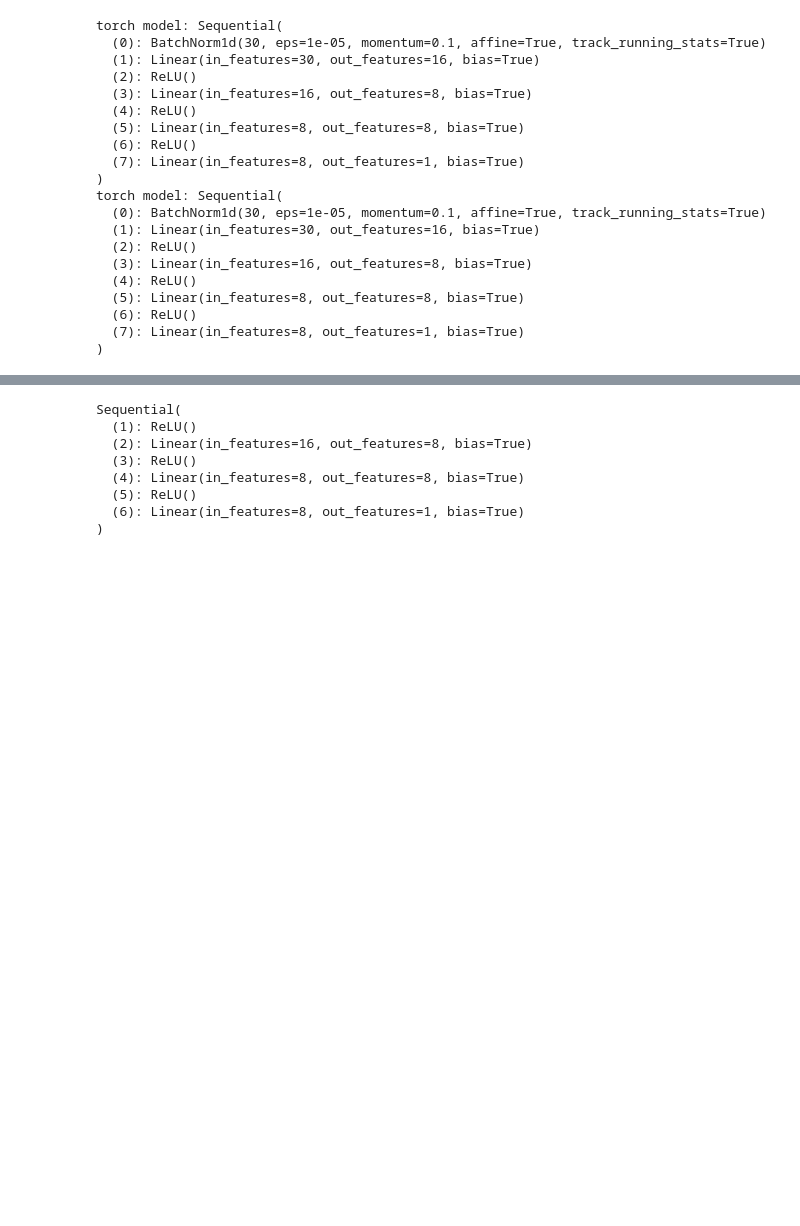
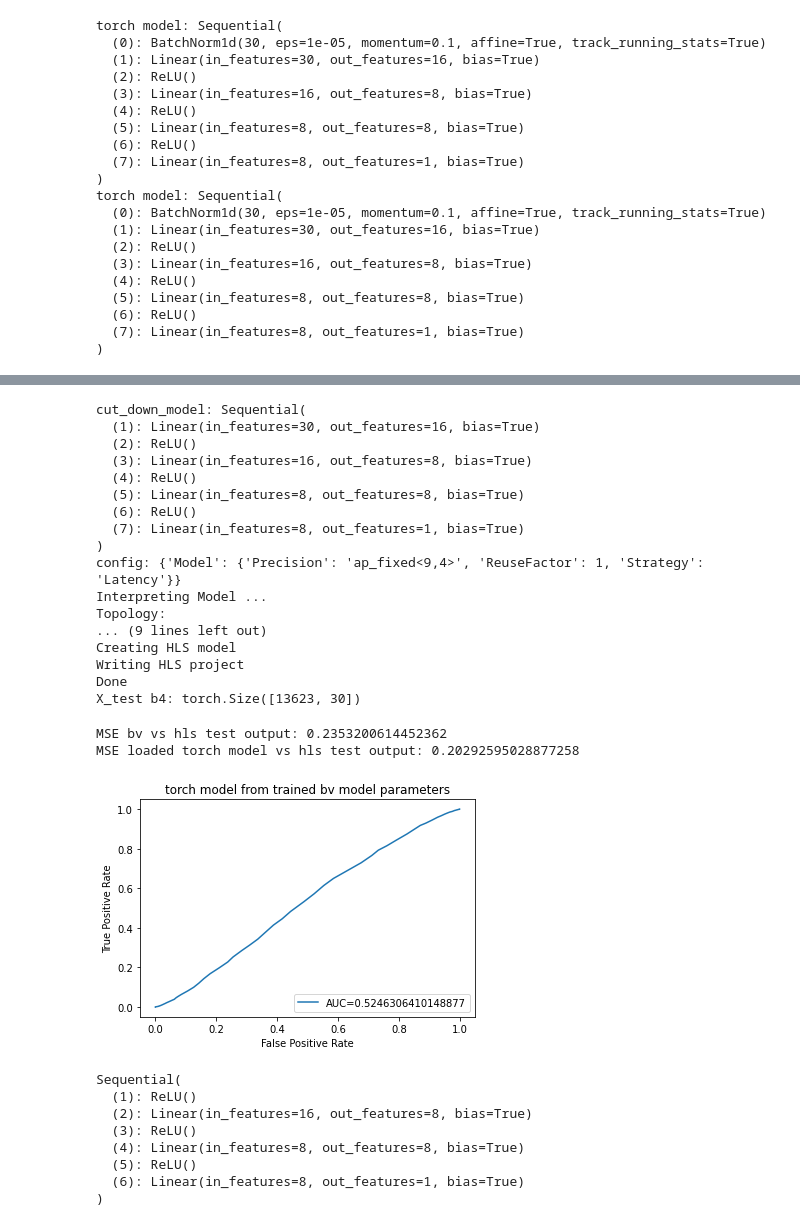
Before and after one commit to green-cabbage/brevitas, a Jupyter notebook: Brevitas_tutorial.ipynb, the cells around one changed output, grey strips where cells are left out. Cells and saved outputs as stored; diff of their text form; code cells hidden in the pictures; blank space fills up the shorter version.

```diff
--- a/Brevitas_tutorial.ipynb
+++ b/Brevitas_tutorial.ipynb
@@ -992,3 +985,78 @@ MSE torch vs hls test output: 0.004467072430998087
+# %%
+"""
+Do the same. but also ap_fixed quantize the batchnorm
+"""
+import hls4ml
+from sklearn.metrics import mean_squared_error
+
+
+int_bit = target_int_bitwidth
+fract_bit = target_fract_bitwidth
+total_bit = int_bit + fract_bit
+ap_fixed_config = f"ap_fixed<{total_bit},{int_bit}>"
+print(f"cut_down_model: {torch_model[1:]}")
+config = hls4ml.utils.config_from_pytorch_model(
+                                    torch_model,
+                                    default_precision=ap_fixed_config,
+                                    granularity='model'
+)
+print(f"config: {config}")
+hls_model = hls4ml.converters.convert_from_pytorch_model(
+                                                    torch_model,
+                                                    hls_config=config,
+                                                    output_dir='model_1/hls4ml_prj',
+                                                    part='xcu250-figd2104-2L-e',
+                                                    input_shape = (100,30) # 100 here is irrelevant
+)
+hls_model.compile()
+torch_model.eval()
+with torch.no_grad():
+  print(f"X_test b4: {X_test.shape}")
+  X_hls_test = np.ascontiguousarray(X_test)
+  Y_hat_hls = torch.sigmoid(torch.from_numpy(hls_model.predict(X_hls_test)))
+
+torch_model.eval()
+model_bv_seq.eval()
+with torch.no_grad():
+  Y_hat_bv = torch.sigmoid(model_bv_seq(X_test))
+  Y_hat_torch = torch.sigmoid(torch_model(X_test))
+MSE = mean_squared_error(Y_hat_bv.cpu().numpy(), Y_hat_hls.cpu().numpy())
+print(f"MSE bv vs hls test output: {MSE}")
+MSE = mean_squared_error(Y_hat_torch.cpu().numpy(), Y_hat_hls.cpu().numpy())
+print(f"MSE loaded torch model vs hls test output: {MSE}")
+
+fpr, tpr, _ = metrics.roc_curve(Y_test,  Y_hat_hls.cpu().numpy())
+auc = metrics.roc_auc_score(Y_test, Y_hat_hls.cpu().numpy())
+
+
+#create ROC curve
+plt.plot(fpr,tpr,label="AUC="+str(auc))
+plt.ylabel('True Positive Rate')
+plt.xlabel('False Positive Rate')
+plt.title("torch model from trained bv model parameters")
+plt.legend(loc=4)
+plt.show()
+# %% [output]
+cut_down_model: Sequential(
+  (1): Linear(in_features=30, out_features=16, bias=True)
+  (2): ReLU()
+  (3): Linear(in_features=16, out_features=8, bias=True)
+  (4): ReLU()
+  (5): Linear(in_features=8, out_features=8, bias=True)
+  (6): ReLU()
+  (7): Linear(in_features=8, out_features=1, bias=True)
+)
+config: {'Model': {'Precision': 'ap_fixed<9,4>', 'ReuseFactor': 1, 'Strategy': 'Latency'}}
+Interpreting Model ...
+Topology:
+... (9 lines left out)
+Creating HLS model
+Writing HLS project
+Done
+X_test b4: torch.Size([13623, 30])
+MSE bv vs hls test output: 0.2353200614452362
+MSE loaded torch model vs hls test output: 0.20292595028877258
+[figure, added]
 # %%
 # print(torch_model[1:])
 # %% [output]
```
Also changed, not shown: parts of 23 cells of this notebook.
